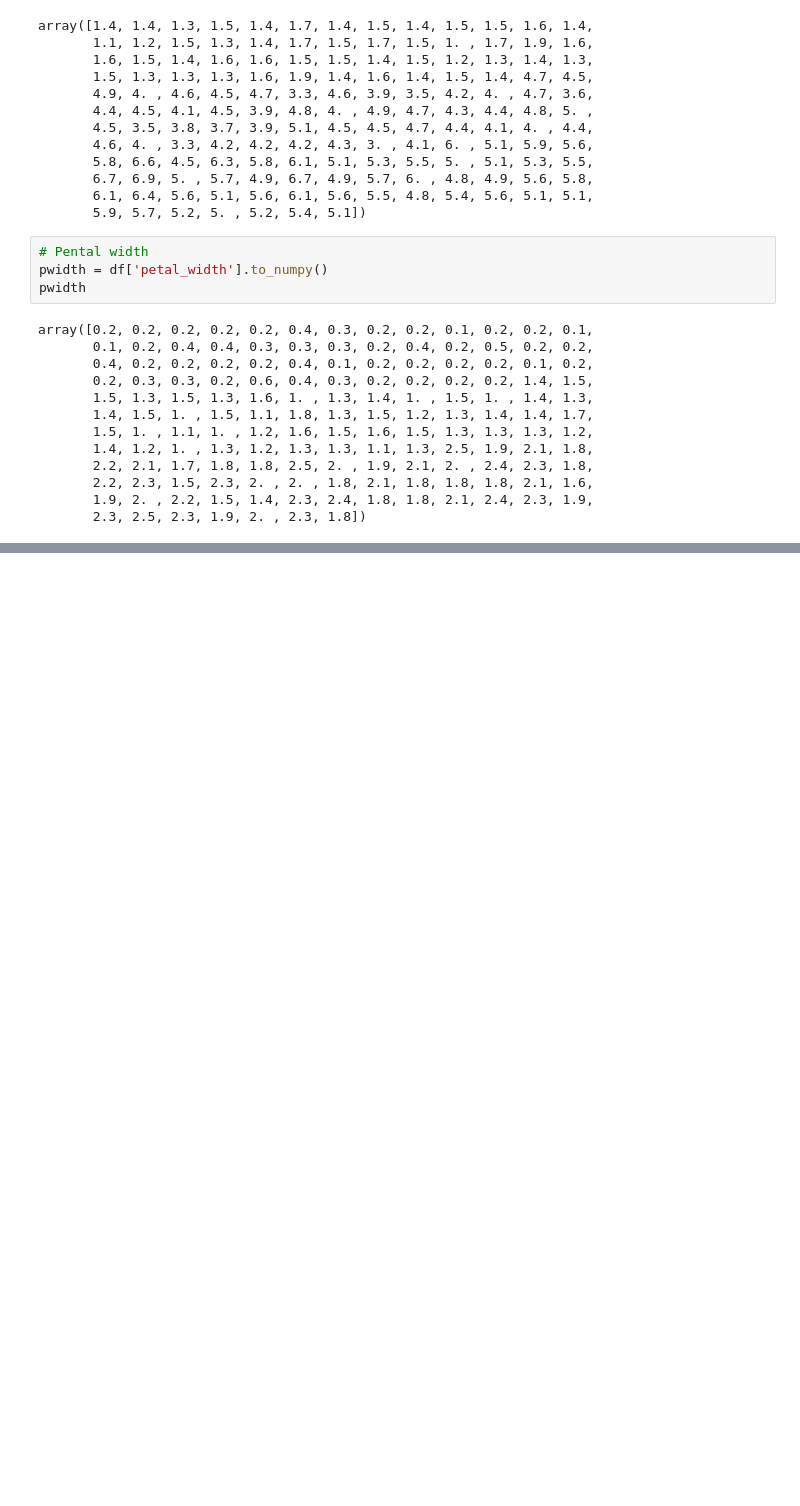
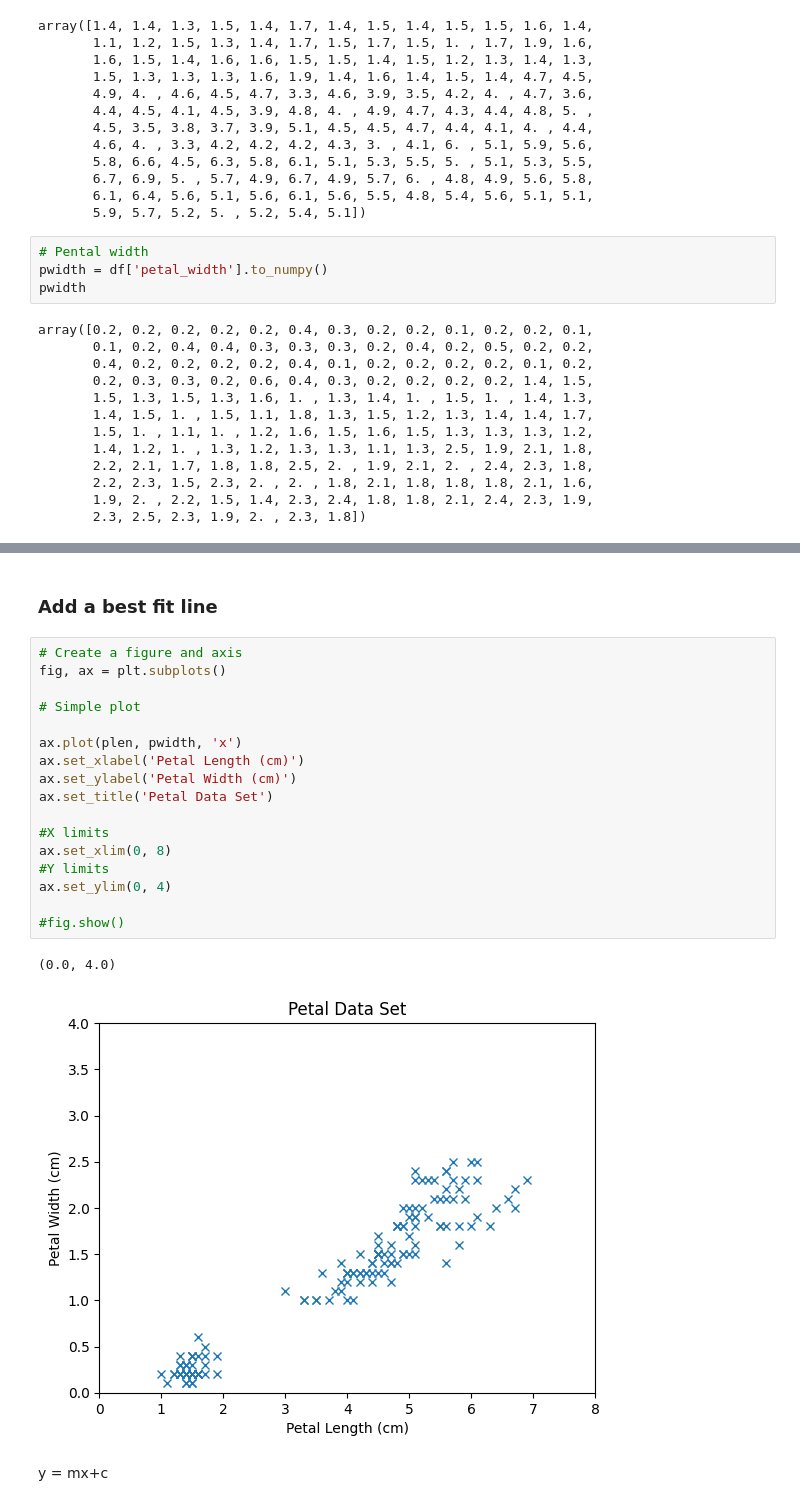
Before and after one commit to gusgoes/weekly-tasks, a Jupyter notebook: iris.ipynb, the cells around one changed output, grey strips where cells are left out. Drawn from its saved outputs; the diff is of its cells as text; blank space fills up the shorter version.

```diff
--- a/iris.ipynb
+++ b/iris.ipynb
@@ -149,0 +170,24 @@ plt.ylim(0, 3)
+# %% [markdown]
+### Add a best fit line
+# %%
+# Create a figure and axis
+fig, ax = plt.subplots()
+
+# Simple plot
+
+ax.plot(plen, pwidth, 'x')
+ax.set_xlabel('Petal Length (cm)')
+ax.set_ylabel('Petal Width (cm)')
+ax.set_title('Petal Data Set')
+
+#X limits
+ax.set_xlim(0, 8)
+#Y limits
+ax.set_ylim(0, 4)
+
+#fig.show()
+# %% [output]
+(0.0, 4.0)
+[figure, added]
+# %% [markdown]
+ y = mx+c
```
Also changed, not shown: parts of 8 cells of this notebook.
